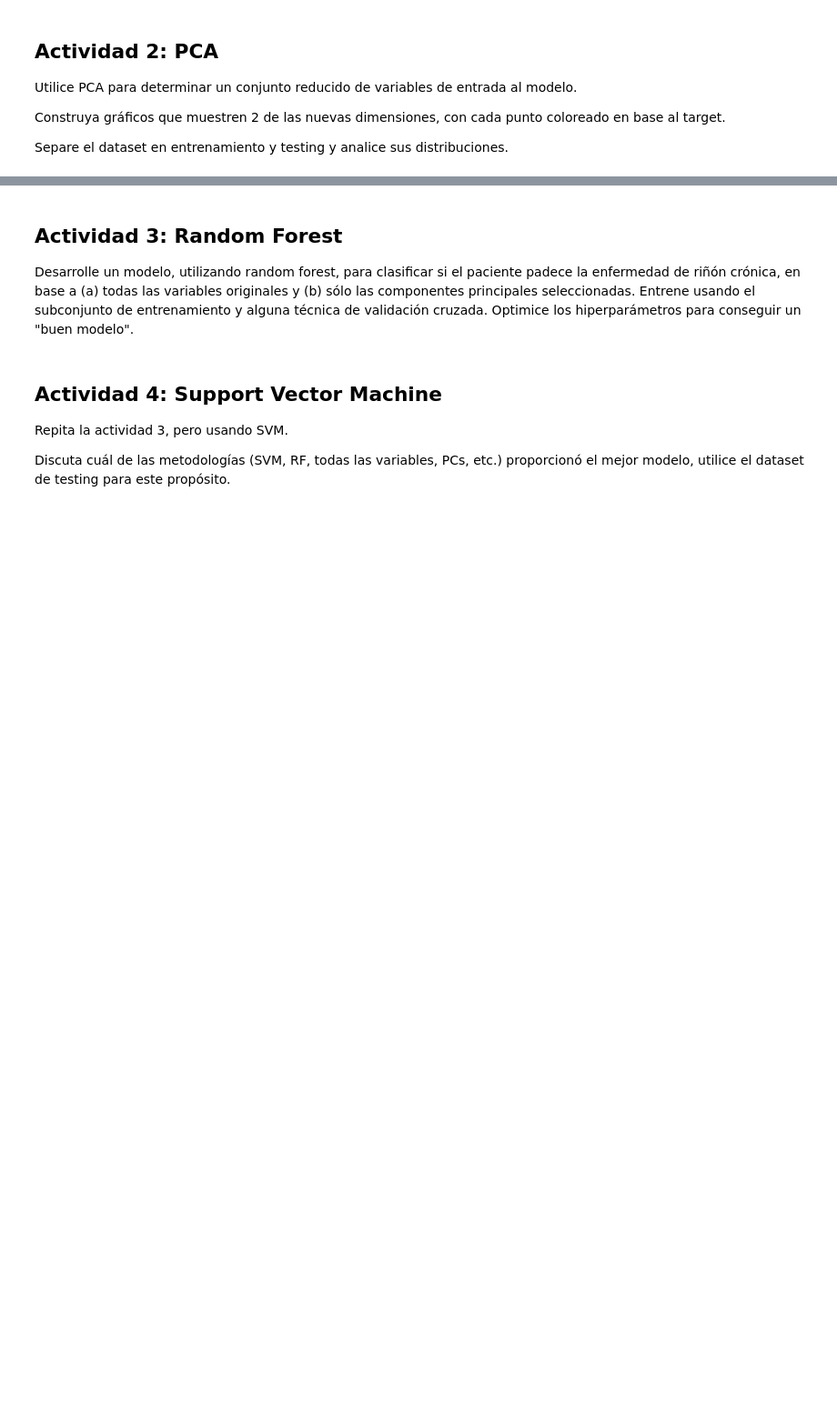
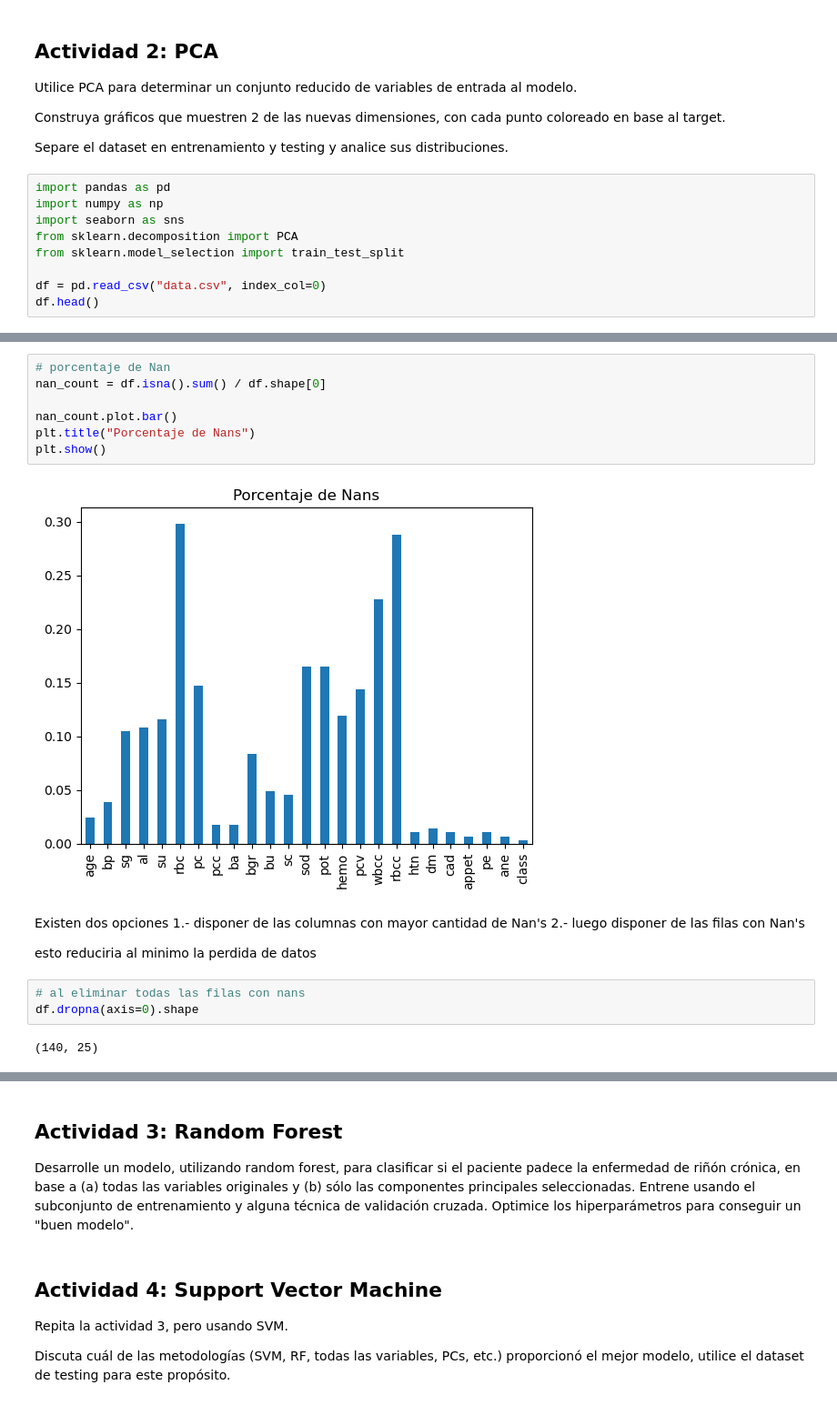
Before and after one commit to fbientrigo/machine-learning, a Jupyter notebook: Curso IA/0502 - trabajo 3/Trabajo3_20230503.ipynb, the cells around one changed output, grey strips where cells are left out. Shown at 91% size. Cells and saved outputs as stored; diff of their text form; blank space fills up the shorter version.

```diff
--- a/Curso IA/0502 - trabajo 3/Trabajo3_20230503.ipynb
+++ b/Curso IA/0502 - trabajo 3/Trabajo3_20230503.ipynb
@@ -212,3 +271,12 @@ Utilice PCA para determinar un conjunto reducido de variables de entrada al mode
 Construya gráficos que muestren 2 de las nuevas dimensiones, con cada punto coloreado en base al target.
 
 Separe el dataset en entrenamiento y testing y analice sus distribuciones.
+# %%
+import pandas as pd
+import numpy as np
+import seaborn as sns
+from sklearn.decomposition import PCA
+from sklearn.model_selection import train_test_split
+
+df = pd.read_csv("data.csv", index_col=0)
+df.head()
@@ -214,0 +291,20 @@ Separe el dataset en entrenamiento y testing y analice sus distribuciones.
+# %%
+# porcentaje de Nan
+nan_count = df.isna().sum() / df.shape[0]
+
+nan_count.plot.bar()
+plt.title("Porcentaje de Nans")
+plt.show()
+# %% [output]
+[figure, added]
+# %% [markdown]
+Existen dos opciones
+1.- disponer de las columnas con mayor cantidad de Nan's
+2.- luego disponer de las filas con Nan's
+
+esto reduciria al minimo la perdida de datos
+# %%
+# al eliminar todas las filas con nans
+df.dropna(axis=0).shape
+# %% [output]
+(140, 25)
```
Also changed, not shown: parts of 27 cells of this notebook, 1 other file.
